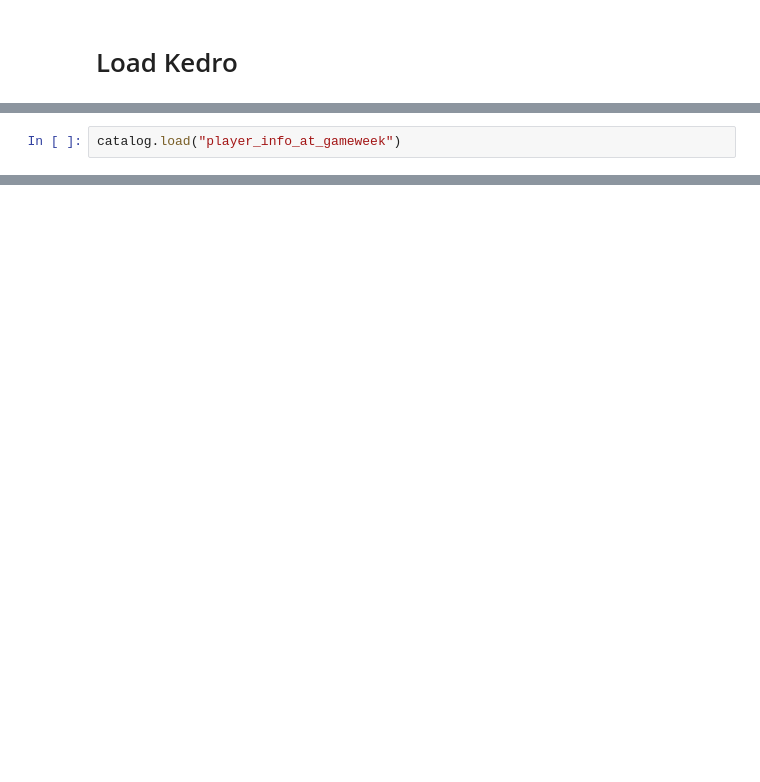
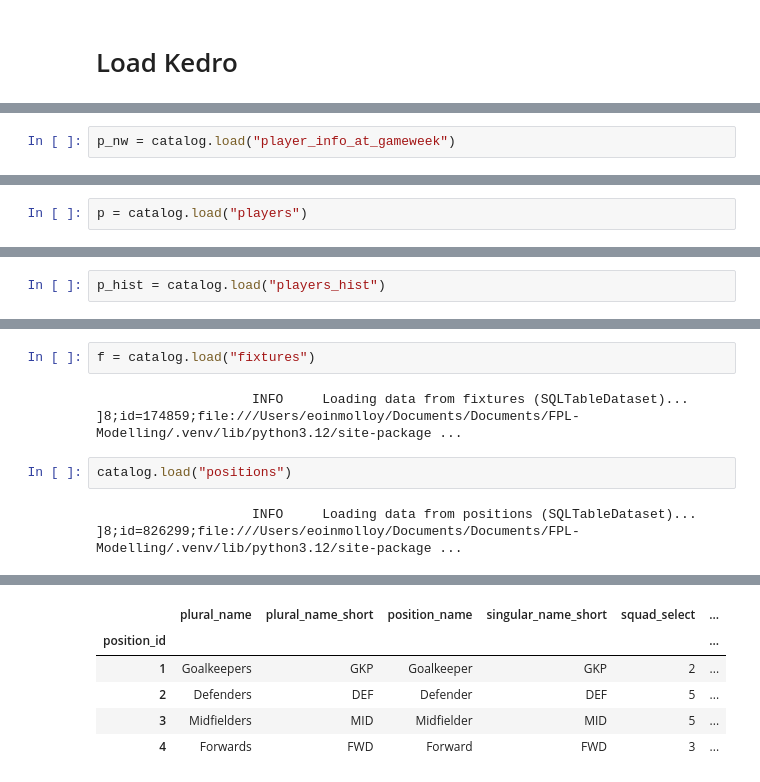
Before and after one commit to emolloy123/FPL-Modelling, a Jupyter notebook: fpl-modelling/notebooks/next_week_info.ipynb, the cells around one changed output, grey strips where cells are left out. Saved outputs shown, nothing was run; the diff lists cells and outputs as text; blank space fills up the shorter version.

```diff
--- a/fpl-modelling/notebooks/next_week_info.ipynb
+++ b/fpl-modelling/notebooks/next_week_info.ipynb
@@ -21,3 +44,3 @@
 # %%
-catalog.load("player_info_at_gameweek")
+p_nw = catalog.load("player_info_at_gameweek")
 # %% [output]
@@ -38,0 +53,2 @@ catalog.load("player_info_at_gameweek")
+# %%
+p = catalog.load("players")
@@ -38,0 +57,2 @@ catalog.load("player_info_at_gameweek")
+# %%
+p_hist = catalog.load("players_hist")
@@ -38,0 +78,8 @@ catalog.load("player_info_at_gameweek")
+# %%
+f = catalog.load("fixtures")
+# %% [output]
+                    INFO     Loading data from fixtures (SQLTableDataset)...                   ]8;id=174859;file:///Users/eoinmolloy/Documents/Documents/FPL-Modelling/.venv/lib/python3.12/site-package ...
+# %%
+catalog.load("positions")
+# %% [output]
+                    INFO     Loading data from positions (SQLTableDataset)...                  ]8;id=826299;file:///Users/eoinmolloy/Documents/Documents/FPL-Modelling/.venv/lib/python3.12/site-package ...
@@ -38,0 +87,6 @@ catalog.load("player_info_at_gameweek")
+|  | plural_name | plural_name_short | position_name | singular_name_short | squad_select | ... |
+| position_id |  |  |  |  |  | ... |
+| 1 | Goalkeepers | GKP | Goalkeeper | GKP | 2 | ... |
+| 2 | Defenders | DEF | Defender | DEF | 5 | ... |
+| 3 | Midfielders | MID | Midfielder | MID | 5 | ... |
+| 4 | Forwards | FWD | Forward | FWD | 3 | ... |
```
Also changed, not shown: parts of 8 cells of this notebook, 9 other files.
